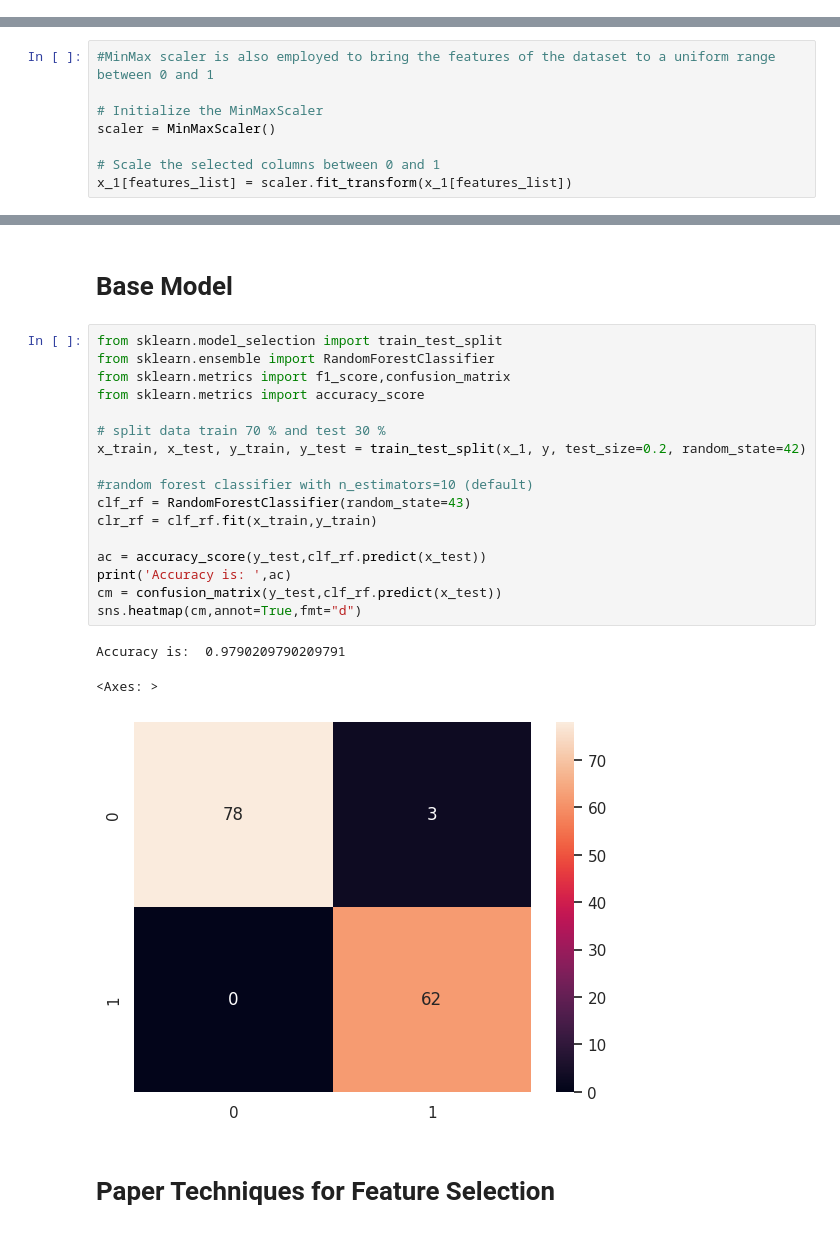
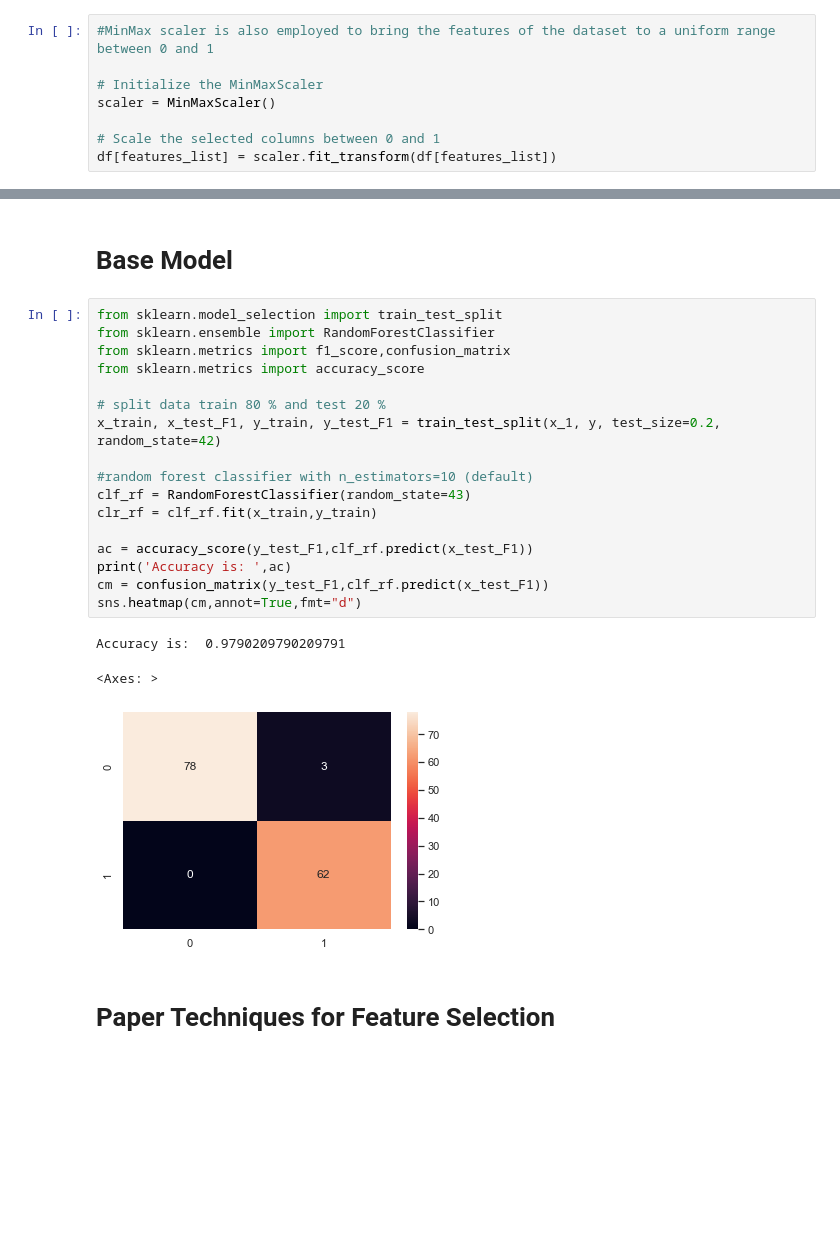
Before and after one commit to mariamezzat01/Breast-Cancer-Detection, a Jupyter notebook: RandomForest_BreastCancer.ipynb, the cells around one changed output, grey strips where cells are left out. Saved outputs shown, nothing was run; the diff lists cells and outputs as text; blank space fills up the shorter version.

```diff
--- a/RandomForest_BreastCancer.ipynb
+++ b/RandomForest_BreastCancer.ipynb
@@ -145,0 +148,8 @@ for feature in features_list:
+# %%
+#MinMax scaler is also employed to bring the features of the dataset to a uniform range between 0 and 1
+
+# Initialize the MinMaxScaler
+scaler = MinMaxScaler()
+
+# Scale the selected columns between 0 and 1
+df[features_list] = scaler.fit_transform(df[features_list])
@@ -447,8 +470,0 @@ features_list = ['texture_mean', 'area_mean', 'smoothness_mean',
-# %%
-#MinMax scaler is also employed to bring the features of the dataset to a uniform range between 0 and 1
-
-# Initialize the MinMaxScaler
-scaler = MinMaxScaler()
-
-# Scale the selected columns between 0 and 1
-x_1[features_list] = scaler.fit_transform(x_1[features_list])
@@ -473,24 +477,24 @@ len(x_1.columns)
 # %%
 from sklearn.model_selection import train_test_split
 from sklearn.ensemble import RandomForestClassifier
 from sklearn.metrics import f1_score,confusion_matrix
 from sklearn.metrics import accuracy_score
 
-# split data train 70 % and test 30 %
-x_train, x_test, y_train, y_test = train_test_split(x_1, y, test_size=0.2, random_state=42)
+# split data train 80 % and test 20 %
+x_train, x_test_F1, y_train, y_test_F1 = train_test_split(x_1, y, test_size=0.2, random_state=42)
 
 #random forest classifier with n_estimators=10 (default)
 clf_rf = RandomForestClassifier(random_state=43)
 clr_rf = clf_rf.fit(x_train,y_train)
 
-ac = accuracy_score(y_test,clf_rf.predict(x_test))
+ac = accuracy_score(y_test_F1,clf_rf.predict(x_test_F1))
 print('Accuracy is: ',ac)
-cm = confusion_matrix(y_test,clf_rf.predict(x_test))
+cm = confusion_matrix(y_test_F1,clf_rf.predict(x_test_F1))
 sns.heatmap(cm,annot=True,fmt="d")
 # %% [output]
 Accuracy is:  0.9790209790209791
 <Axes: >
-[figure, old version]
+[figure, new version]
 # %% [markdown]
 # Paper Techniques for Feature Selection
 # %% [markdown]
```
Also changed, not shown: parts of 42 cells of this notebook.
